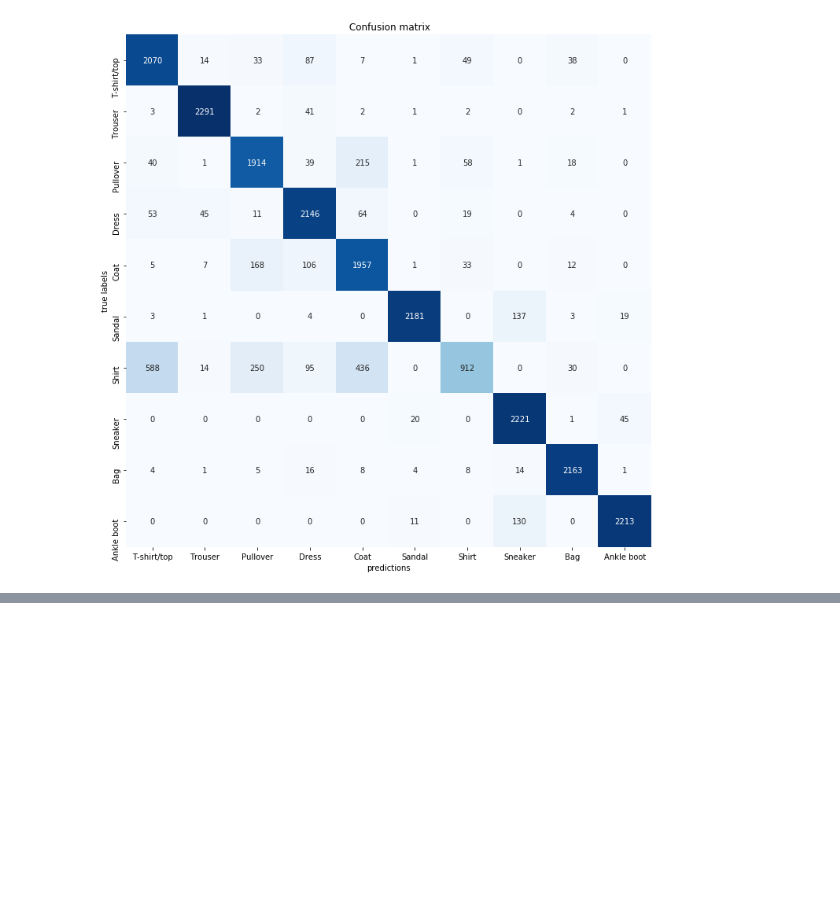
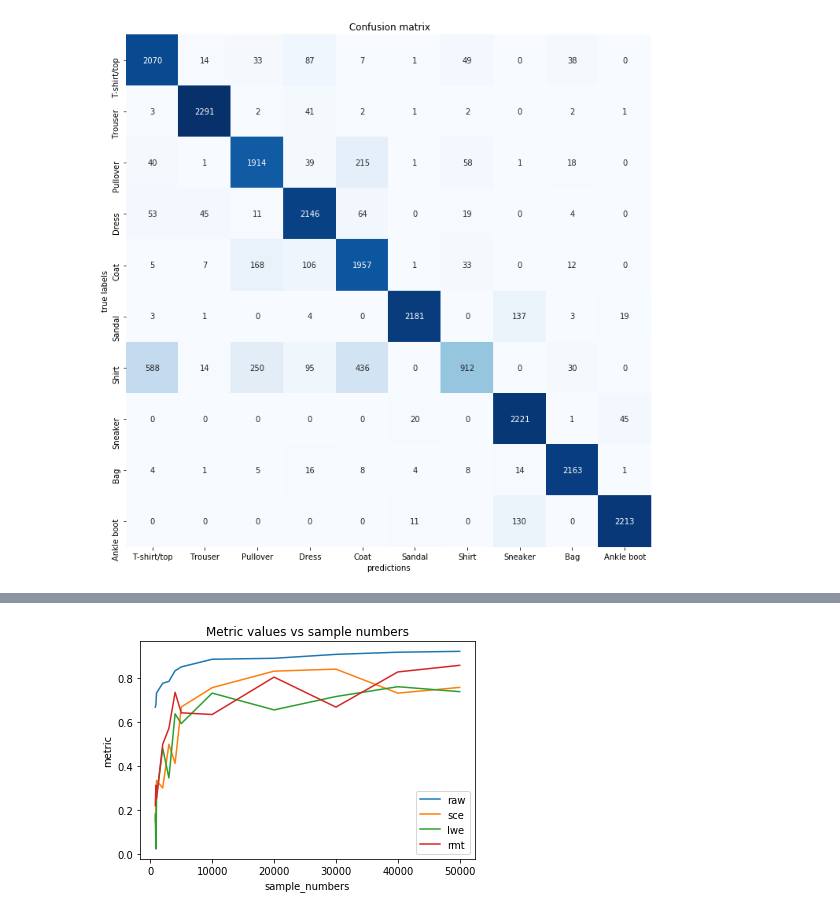
Before and after one commit to lmedeiro/covariance_estimators_in_machine_learning, a Jupyter notebook: Basic_PCA_CNN_Model.ipynb, the cells around one changed output, grey strips where cells are left out. Drawn from its saved outputs; the diff is of its cells as text; code cells hidden in the pictures; blank space fills up the shorter version.

Commit message:
adding working experiment routing

```diff
--- a/Basic_PCA_CNN_Model.ipynb
+++ b/Basic_PCA_CNN_Model.ipynb
@@ -28,6 +28,8 @@ from skorch.callbacks import EpochScoring
 # %%
 # from sklearn.datasets import fetch_openml
 data_dir = '/media/l7/data_storage1/datasets'
+DATA_DIR = '/media/l7/data_storage1/datasets'
+MAIN_PATH = DATA_DIR + '/afib_dataset/'
 # %%
 data = np.load(data_dir + '/numpy_fashion_mnist_data.npy', allow_pickle=True)
 data.shape
@@ -333,3 +482,6 @@ Classification report:
 weighted avg       0.87      0.87      0.86     23100
 (array([4, 7, 0, ..., 3, 1, 2]), 0.8687445887445887)
 [figure]
+# %%
+results = pd.read_pickle(MAIN_PATH + 'pca_experiment_result_df.pckl')
+results
@@ -335,0 +507,15 @@ weighted avg       0.87      0.87      0.86     23100
+# %%
+# sample_numbers = [1000, 5000, 10000,20000, 40000, 50000]
+sample_numbers = [800, 900, 1000, 2000, 3000, 4000, 5000, 10000,
+                          20000, 30000, 40000, 50000]
+metric = 'f1_score_value'
+method_names = ['raw', 'sce', 'lwe', 'rmt']
+for method_name in method_names:
+    plt.plot(sample_numbers, results[(results['method_name']==method_name) & (results['metric_name']==metric)]['value'], label=method_name)
+plt.xlabel('sample_numbers')
+plt.ylabel('metric')
+plt.title('Metric values vs sample numbers')
+plt.legend()
+plt.show()
+# %% [output]
+[figure, added]
```
Also changed, not shown: parts of 13 cells of this notebook, 1 other file.
